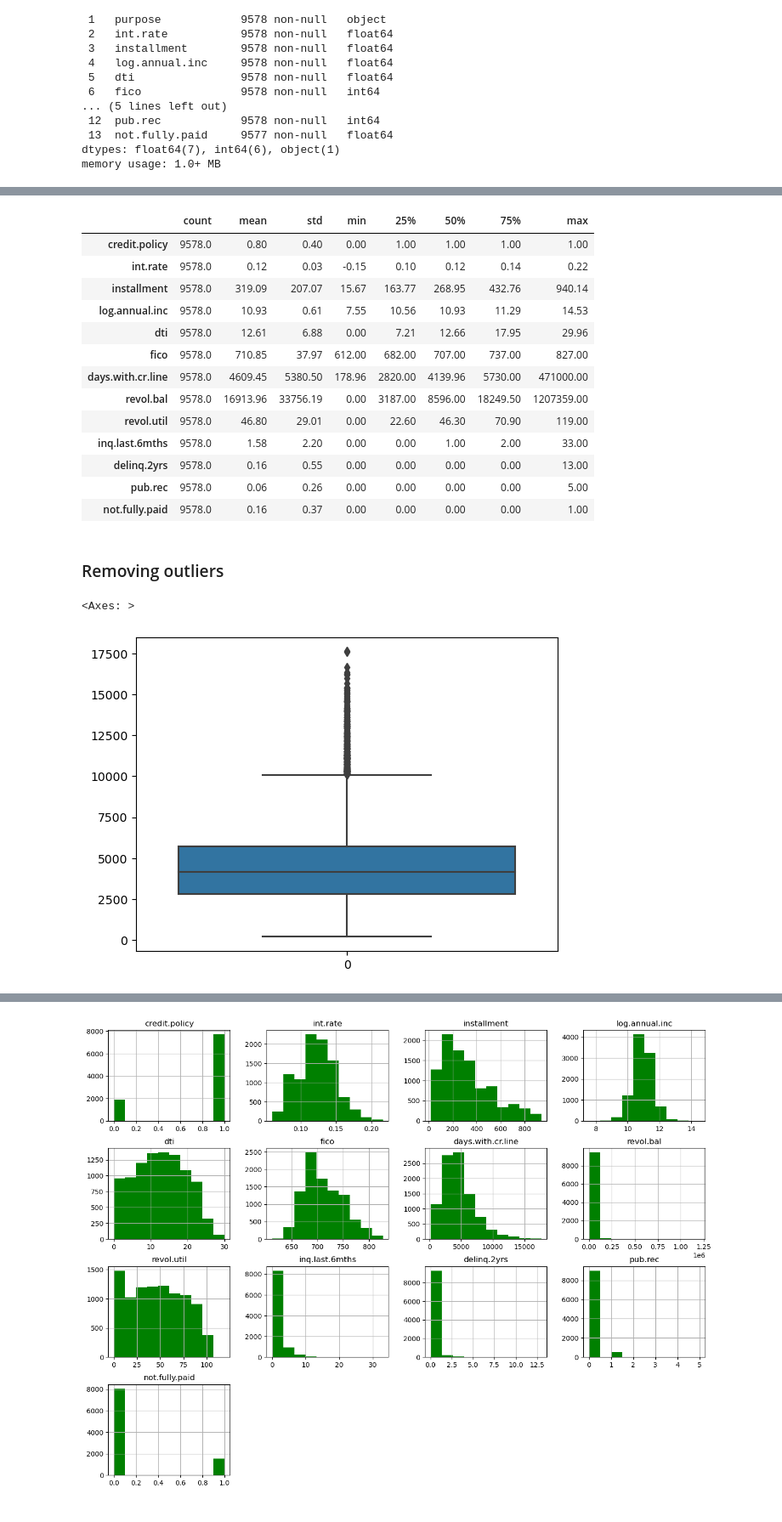
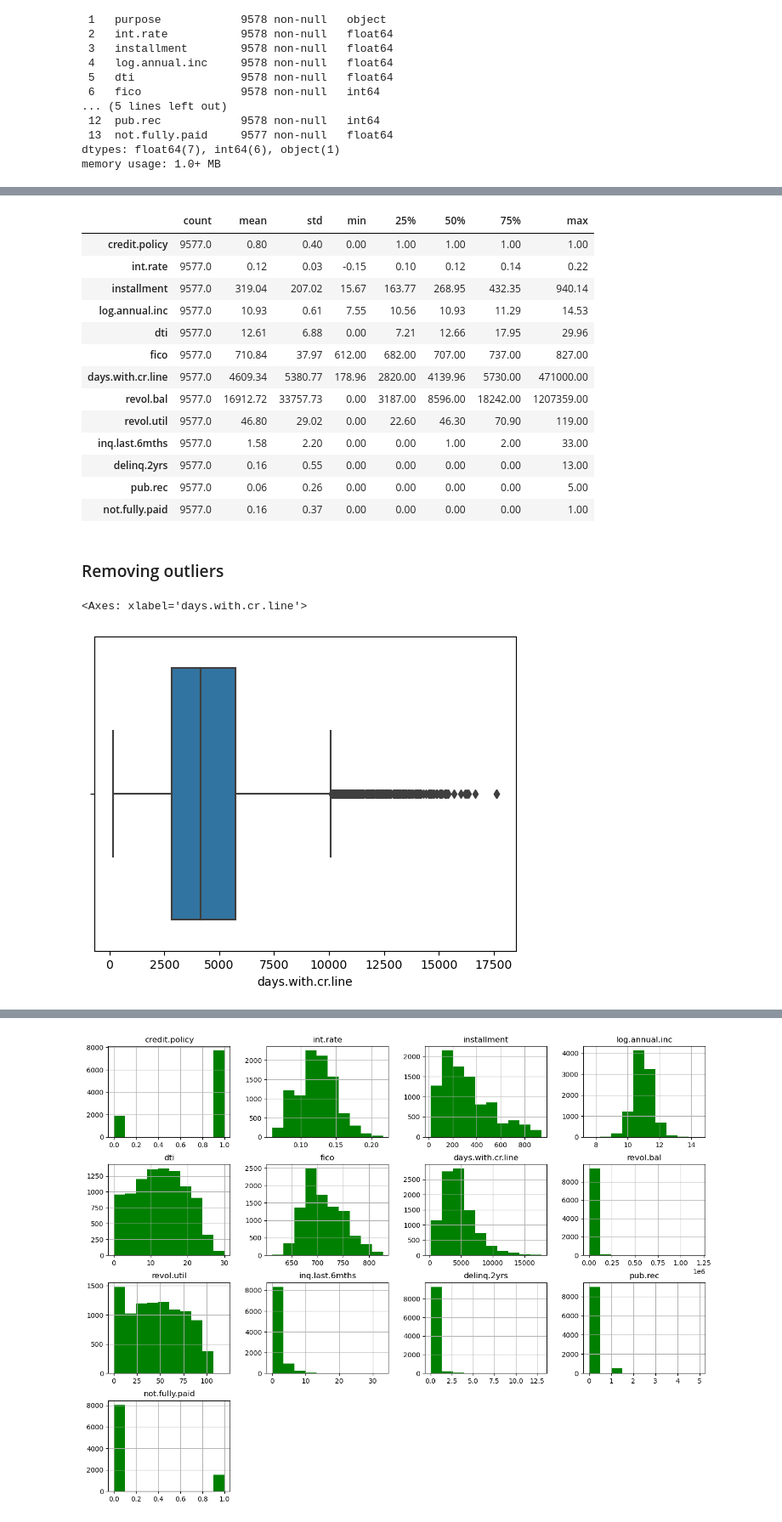
Before and after one commit to TaliaNgo/Data-Analytics-Skills-Porfolio, a Jupyter notebook: Python/loan repayment analysis/analysis.ipynb, the cells around one changed output, grey strips where cells are left out. Shown at 85% size. Drawn from its saved outputs; the diff is of its cells as text; code cells hidden in the pictures.

```diff
--- a/Python/loan repayment analysis/analysis.ipynb
+++ b/Python/loan repayment analysis/analysis.ipynb
@@ -53,6 +39,6 @@ The purpose of this part is to guarantee the data used in the notebook is reliab
 # %%
 # load dataset
-loan_df = pd.read_csv('loan_data.csv')
+loan_df = pd.read_csv('LendingClubLoan.csv')
 loan_df.head()
 # %% [output]
 |  | credit.policy | purpose | int.rate | installment | log.annual.inc | dti | fico | days.with.cr.line | ... |
@@ -87,3 +73,4 @@ The "not.fully.paid" feature has a missing record. As this feature only has 2 va
 # %%
-loan_df.groupby("not.fully.paid")["credit.policy"].count()
+loan_df = loan_df.dropna(subset=['not.fully.paid'])
+loan_df.info()
 # %% [output]
@@ -94,3 +93,0 @@ Name: credit.policy, dtype: int64
-# %%
-loan_df['not.fully.paid'] = loan_df['not.fully.paid'].fillna(loan_df['not.fully.paid'].mode())
-loan_df.info()
@@ -116,28 +95,28 @@ memory usage: 1.0+ MB
 loan_df.describe().transpose().round(2)
 # %% [output]
 |  | count | mean | std | min | 25% | 50% | 75% | max |
-| credit.policy | 9578.0 | 0.80 | 0.40 | 0.00 | 1.00 | 1.00 | 1.00 | 1.00 |
-| int.rate | 9578.0 | 0.12 | 0.03 | -0.15 | 0.10 | 0.12 | 0.14 | 0.22 |
-| installment | 9578.0 | 319.09 | 207.07 | 15.67 | 163.77 | 268.95 | 432.76 | 940.14 |
-| log.annual.inc | 9578.0 | 10.93 | 0.61 | 7.55 | 10.56 | 10.93 | 11.29 | 14.53 |
-| dti | 9578.0 | 12.61 | 6.88 | 0.00 | 7.21 | 12.66 | 17.95 | 29.96 |
-| fico | 9578.0 | 710.85 | 37.97 | 612.00 | 682.00 | 707.00 | 737.00 | 827.00 |
-| days.with.cr.line | 9578.0 | 4609.45 | 5380.50 | 178.96 | 2820.00 | 4139.96 | 5730.00 | 471000.00 |
-| revol.bal | 9578.0 | 16913.96 | 33756.19 | 0.00 | 3187.00 | 8596.00 | 18249.50 | 1207359.00 |
-| revol.util | 9578.0 | 46.80 | 29.01 | 0.00 | 22.60 | 46.30 | 70.90 | 119.00 |
-| inq.last.6mths | 9578.0 | 1.58 | 2.20 | 0.00 | 0.00 | 1.00 | 2.00 | 33.00 |
-| delinq.2yrs | 9578.0 | 0.16 | 0.55 | 0.00 | 0.00 | 0.00 | 0.00 | 13.00 |
-| pub.rec | 9578.0 | 0.06 | 0.26 | 0.00 | 0.00 | 0.00 | 0.00 | 5.00 |
-| not.fully.paid | 9578.0 | 0.16 | 0.37 | 0.00 | 0.00 | 0.00 | 0.00 | 1.00 |
+| credit.policy | 9577.0 | 0.80 | 0.40 | 0.00 | 1.00 | 1.00 | 1.00 | 1.00 |
+| int.rate | 9577.0 | 0.12 | 0.03 | -0.15 | 0.10 | 0.12 | 0.14 | 0.22 |
+| installment | 9577.0 | 319.04 | 207.02 | 15.67 | 163.77 | 268.95 | 432.35 | 940.14 |
+| log.annual.inc | 9577.0 | 10.93 | 0.61 | 7.55 | 10.56 | 10.93 | 11.29 | 14.53 |
+| dti | 9577.0 | 12.61 | 6.88 | 0.00 | 7.21 | 12.66 | 17.95 | 29.96 |
+| fico | 9577.0 | 710.84 | 37.97 | 612.00 | 682.00 | 707.00 | 737.00 | 827.00 |
+| days.with.cr.line | 9577.0 | 4609.34 | 5380.77 | 178.96 | 2820.00 | 4139.96 | 5730.00 | 471000.00 |
+| revol.bal | 9577.0 | 16912.72 | 33757.73 | 0.00 | 3187.00 | 8596.00 | 18242.00 | 1207359.00 |
+| revol.util | 9577.0 | 46.80 | 29.02 | 0.00 | 22.60 | 46.30 | 70.90 | 119.00 |
+| inq.last.6mths | 9577.0 | 1.58 | 2.20 | 0.00 | 0.00 | 1.00 | 2.00 | 33.00 |
+| delinq.2yrs | 9577.0 | 0.16 | 0.55 | 0.00 | 0.00 | 0.00 | 0.00 | 13.00 |
+| pub.rec | 9577.0 | 0.06 | 0.26 | 0.00 | 0.00 | 0.00 | 0.00 | 5.00 |
+| not.fully.paid | 9577.0 | 0.16 | 0.37 | 0.00 | 0.00 | 0.00 | 0.00 | 1.00 |
 # %% [markdown]
 ### Removing outliers
 # %%
 # remove outliers
 loan_df = loan_df[~(loan_df['days.with.cr.line'] == 471000)]
-sns.boxplot(loan_df["days.with.cr.line"])
+sns.boxplot(x=loan_df["days.with.cr.line"])
 # %% [output]
-<Axes: >
+<Axes: xlabel='days.with.cr.line'>
-[figure, old version]
+[figure, new version]
 # %%
 # remove outliers
 loan_df = loan_df[~(loan_df['int.rate'] < 0)]
```
Also changed, not shown: parts of 12 cells of this notebook, 1 other file.
